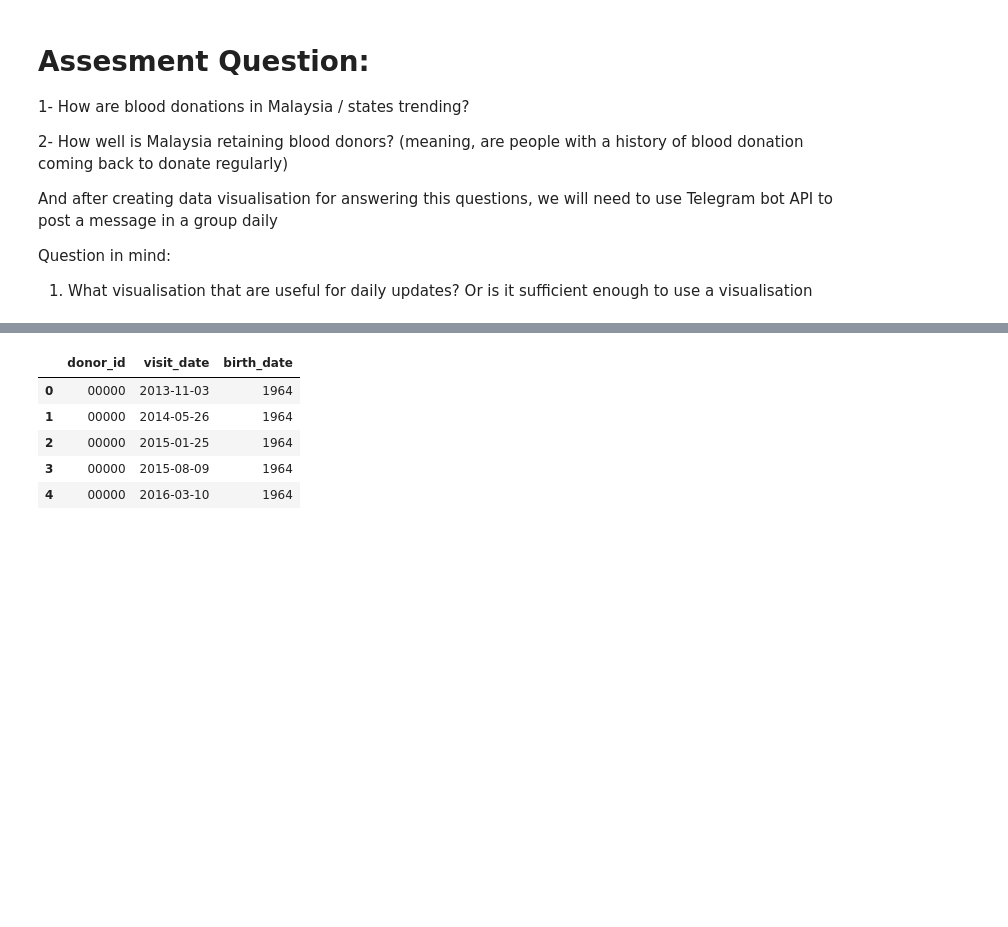
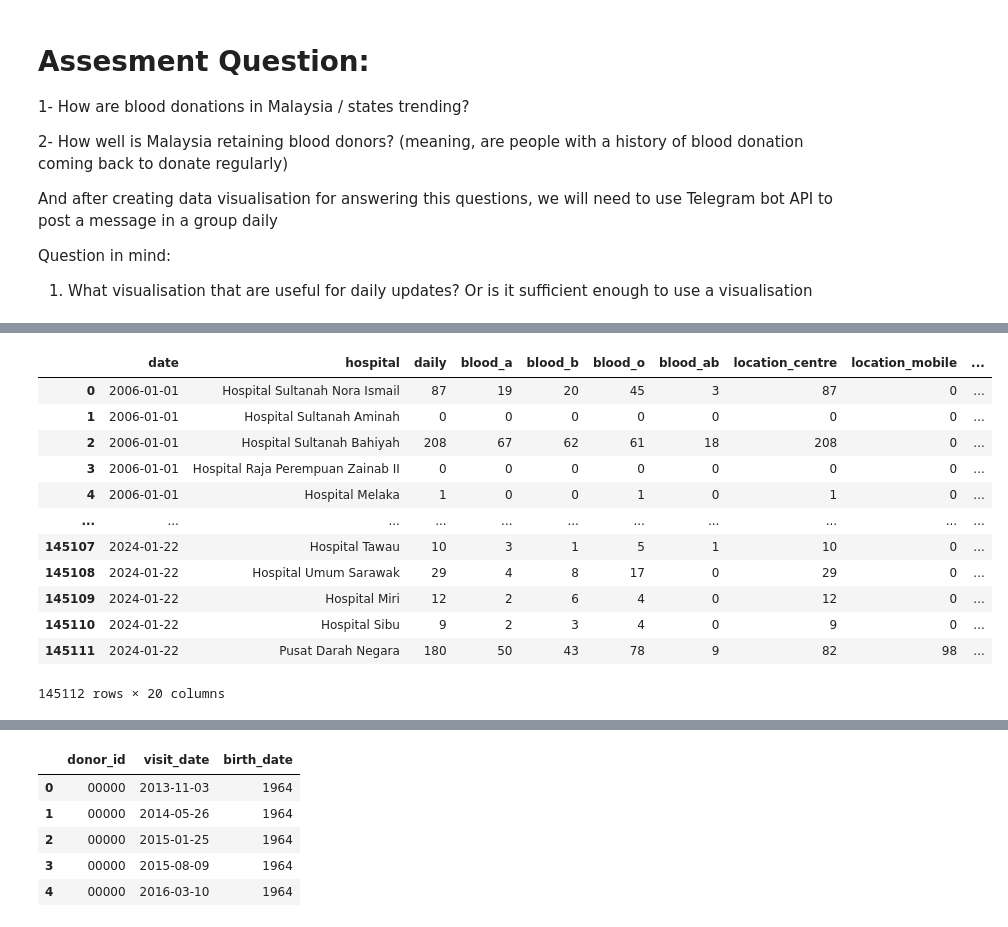
Before and after one commit to adleefuad/blood_donation, a Jupyter notebook: EDA.ipynb, the cells around one changed output, grey strips where cells are left out. Drawn from its saved outputs; the diff is of its cells as text; code cells hidden in the pictures; blank space fills up the shorter version.

```diff
--- a/EDA.ipynb
+++ b/EDA.ipynb
@@ -25,0 +33,3 @@ import seaborn as sns
+# %%
+facility_df = pd.read_csv('.\data_aggregate\donations_facility.csv')
+facility_df.head(10)
@@ -25,0 +69,44 @@ import seaborn as sns
+# %%
+# Manually Map the list of hospital to their state
+hospital_state = {
+    'Hospital Sultanah Nora Ismail': 'Johor',
+    'Hospital Sultanah Aminah': 'Johor',
+    'Hospital Sultanah Bahiyah': 'Kedah',
+    'Hospital Raja Perempuan Zainab II': 'Kelantan',
+    'Hospital Melaka': 'Melaka',
+    'Hospital Tuanku Jaafar': 'Negeri Sembilan',
+    'Hospital Tengku Ampuan Afzan': 'Pahang',
+    'Hospital Sultan Haji Ahmad Shah': 'Pahang',
+    'Hospital Seberang Jaya': 'Penang',
+    'Hospital Pulau Pinang': 'Penang',
+    'Hospital Raja Permaisuri Bainun': 'Perak',
+    'Hospital Taiping': 'Perak',
+    'Hospital Seri Manjung': 'Perak',
+    'Hospital Tengku Ampuan Rahimah': 'Selangor',
+    'Hospital Sultanah Nur Zahirah': 'Terengganu',
+    'Hospital Queen Elizabeth II': 'Sabah',
+    'Hospital Duchess Of Kent': 'Sabah',
+    'Hospital Tawau': 'Sabah',
+    'Hospital Umum Sarawak': 'Sarawak',
+    'Hospital Miri': 'Sarawak',
+    'Hospital Sibu': 'Sarawak',
+    'Pusat Darah Negara': 'Kuala Lumpur'
+}
+
+#Add another column to the dataframe
+facility_df['state'] = facility_df['hospital'].map(hospital_state)
+facility_df
+# %% [output]
+|  | date | hospital | daily | blood_a | blood_b | blood_o | blood_ab | location_centre | location_mobile | ... |
+| 0 | 2006-01-01 | Hospital Sultanah Nora Ismail | 87 | 19 | 20 | 45 | 3 | 87 | 0 | ... |
+| 1 | 2006-01-01 | Hospital Sultanah Aminah | 0 | 0 | 0 | 0 | 0 | 0 | 0 | ... |
+| 2 | 2006-01-01 | Hospital Sultanah Bahiyah | 208 | 67 | 62 | 61 | 18 | 208 | 0 | ... |
+| 3 | 2006-01-01 | Hospital Raja Perempuan Zainab II | 0 | 0 | 0 | 0 | 0 | 0 | 0 | ... |
+| 4 | 2006-01-01 | Hospital Melaka | 1 | 0 | 0 | 1 | 0 | 1 | 0 | ... |
+| ... | ... | ... | ... | ... | ... | ... | ... | ... | ... | ... |
+| 145107 | 2024-01-22 | Hospital Tawau | 10 | 3 | 1 | 5 | 1 | 10 | 0 | ... |
+| 145108 | 2024-01-22 | Hospital Umum Sarawak | 29 | 4 | 8 | 17 | 0 | 29 | 0 | ... |
+| 145109 | 2024-01-22 | Hospital Miri | 12 | 2 | 6 | 4 | 0 | 12 | 0 | ... |
+| 145110 | 2024-01-22 | Hospital Sibu | 9 | 2 | 3 | 4 | 0 | 9 | 0 | ... |
+| 145111 | 2024-01-22 | Pusat Darah Negara | 180 | 50 | 43 | 78 | 9 | 82 | 98 | ... |
+145112 rows × 20 columns
```
Also changed, not shown: parts of 11 cells of this notebook.
